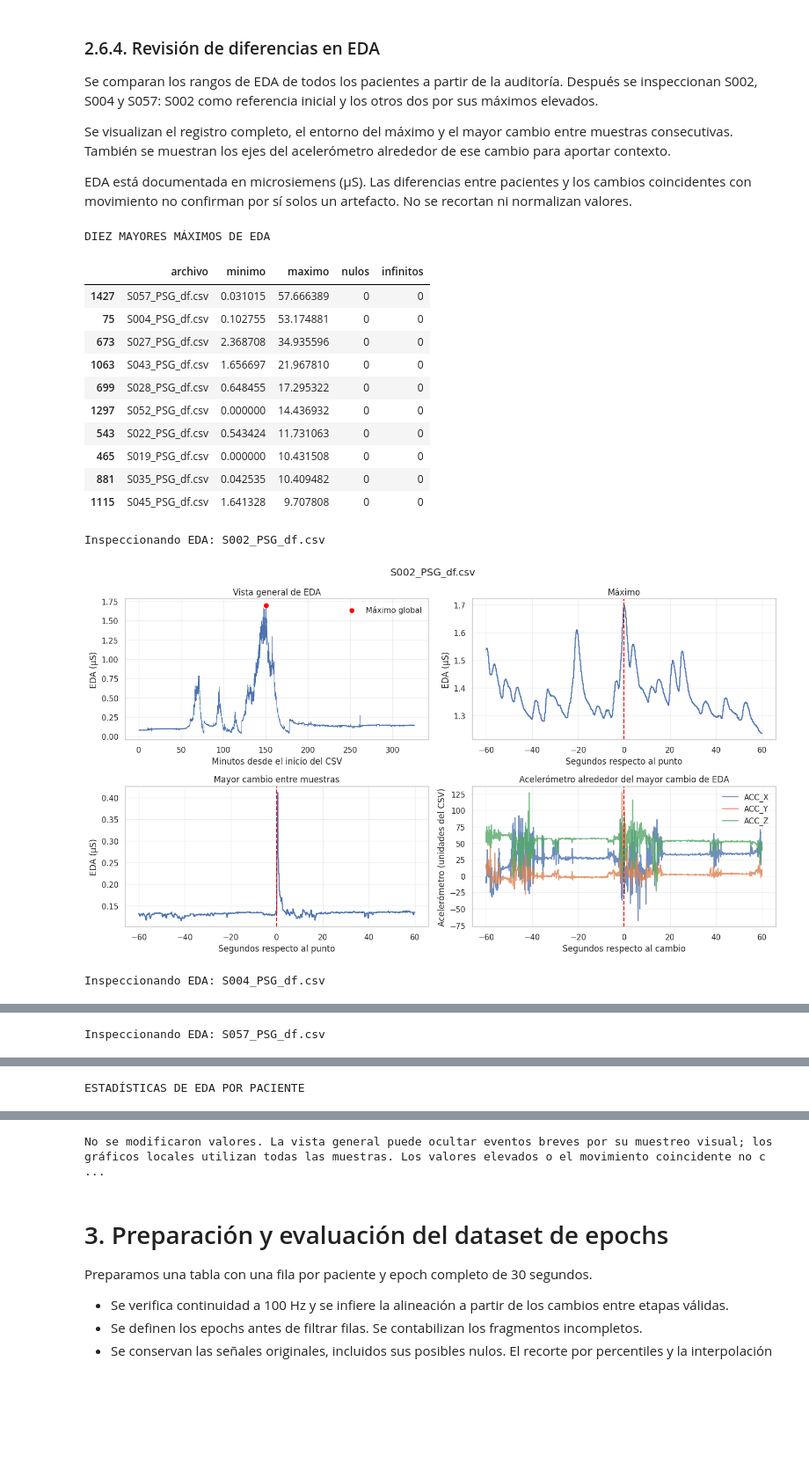
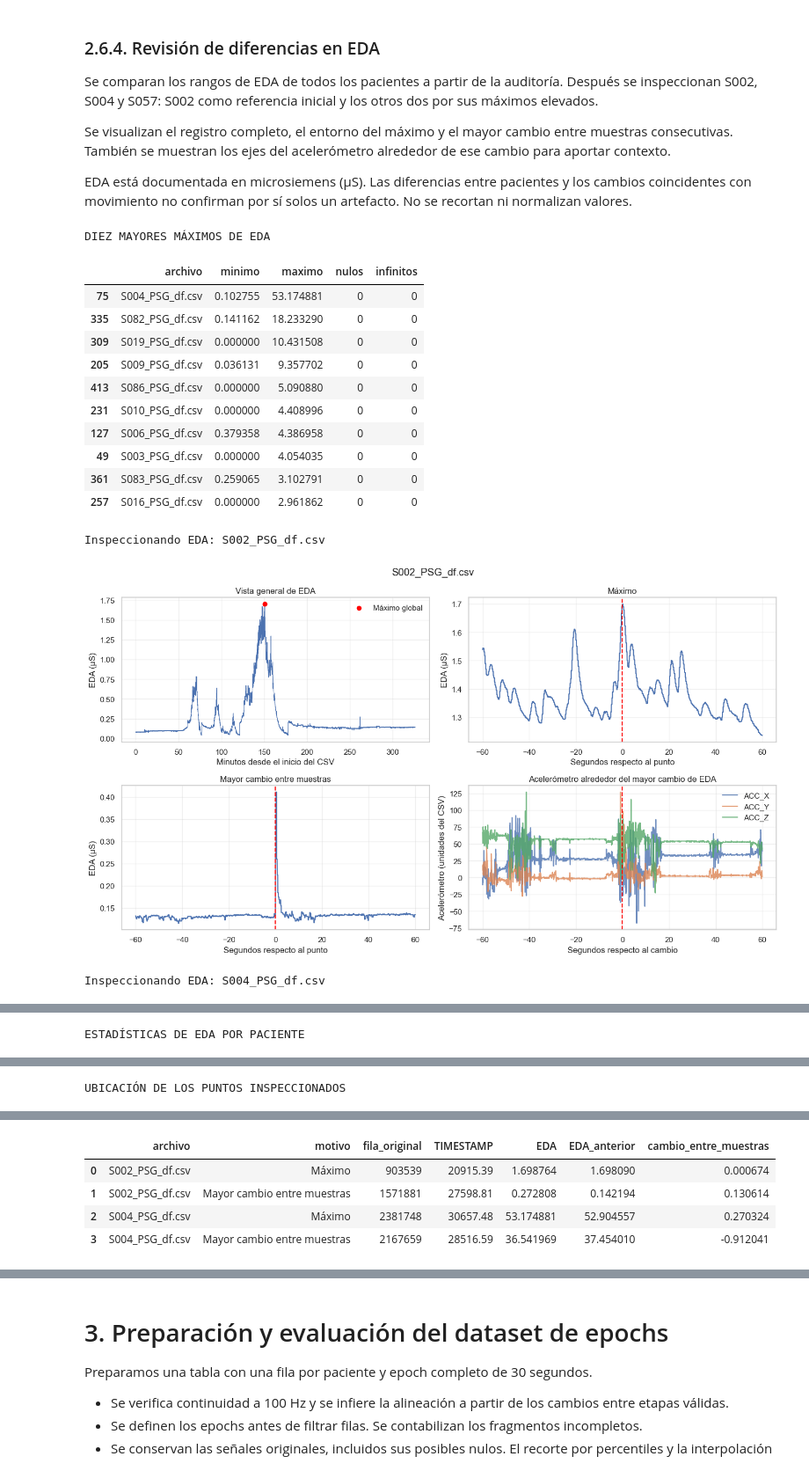
Before and after one commit to Taritto/TPI_CDD_G7, a Jupyter notebook: temporal_version_tp_cdd.ipynb, the cells around one changed output, grey strips where cells are left out. Shown at 88% size. Drawn from its saved outputs; the diff is of its cells as text; code cells hidden in the pictures; blank space fills up the shorter version.

```diff
--- a/temporal_version_tp_cdd.ipynb
+++ b/temporal_version_tp_cdd.ipynb
@@ -1549,14 +1693,10 @@ procesamiento; no determina por sí solo qué corrección aplicar.
 Los valores originales se conservan.
 # %%
 # 2.6.2. Inspección de SAO2
-import numpy as np
-import pandas as pd
-import matplotlib.pyplot as plt
-from pathlib import Path
 
 carpeta_revision = Path("/kaggle/working/auditoria")
 
-# Utilizar la auditoría guardada; no recorrer nuevamente los 68 CSV.
+# Utilizar la auditoría guardada; no recorrer nuevamente todos los CSV.
 auditoria_p = pd.read_csv(
     carpeta_revision / "auditoria_pacientes.csv"
 )
@@ -1596,11 +1736,18 @@ display(
     ).head(10).round(5)
 )
 
-nombres_revision_sao2 = [
+pacientes_sao2_preferidos = [
     "S004_PSG_df.csv",
     "S006_PSG_df.csv",
     "S027_PSG_df.csv",
 ]
+nombres_disponibles = {p.name for p in data_files}
+nombres_revision_sao2 = [
+    nombre for nombre in pacientes_sao2_preferidos
+    if nombre in nombres_disponibles
+]
+if not nombres_revision_sao2:
+    nombres_revision_sao2 = [p.name for p in data_files[:3]]
 
 estadisticas_sao2 = []
 puntos_revision_sao2 = []
@@ -1694,7 +1841,7 @@ for nombre in nombres_revision_sao2:
 estadisticas_sao2 = pd.DataFrame(estadisticas_sao2)
 puntos_revision_sao2 = pd.DataFrame(puntos_revision_sao2)
 
-print("\nESTADÍSTICAS DE LOS TRES REGISTROS")
+print("\nESTADÍSTICAS DE LOS REGISTROS INSPECCIONADOS")
 display(estadisticas_sao2.round(6))
 
 print("\nUBICACIÓN DE LOS PUNTOS INSPECCIONADOS")
@@ -1958,10 +2060,6 @@ pacientes y los cambios coincidentes con movimiento no confirman
 por sí solos un artefacto. No se recortan ni normalizan valores.
 # %%
 # 2.6.4. Inspección de EDA y contexto de movimiento
-import numpy as np
-import pandas as pd
-import matplotlib.pyplot as plt
-from pathlib import Path
 
 carpeta_revision = Path("/kaggle/working/auditoria")
 
@@ -1977,11 +2075,18 @@ rangos_eda = auditoria_eda.loc[
 print("DIEZ MAYORES MÁXIMOS DE EDA")
 display(rangos_eda.head(10))
 
-nombres_revision_eda = [
+pacientes_eda_preferidos = [
     "S002_PSG_df.csv",
     "S004_PSG_df.csv",
     "S057_PSG_df.csv",
 ]
+nombres_disponibles = {p.name for p in data_files}
+nombres_revision_eda = [
+    nombre for nombre in pacientes_eda_preferidos
+    if nombre in nombres_disponibles
+]
+if not nombres_revision_eda:
+    nombres_revision_eda = [p.name for p in data_files[:3]]
 
 columnas_leer = [
     "TIMESTAMP", "EDA", "ACC_X", "ACC_Y", "ACC_Z"
@@ -2123,41 +2228,41 @@ for nombre in nombres_revision_eda:
 estadisticas_eda = pd.DataFrame(estadisticas_eda)
 puntos_revision_eda = pd.DataFrame(puntos_revision_eda)
 
 print("\nESTADÍSTICAS DE EDA POR PACIENTE")
 display(estadisticas_eda.round(6))
 
 print("\nUBICACIÓN DE LOS PUNTOS INSPECCIONADOS")
 display(puntos_revision_eda)
 
 estadisticas_eda.to_csv(
     carpeta_revision / "revision_estadisticas_eda.csv",
     index=False,
 )
 puntos_revision_eda.to_csv(
     carpeta_revision / "revision_puntos_eda.csv",
     index=False,
 )
 
 print(
     "\nNo se modificaron valores. "
     "La vista general puede ocultar eventos breves por su muestreo "
     "visual; los gráficos locales utilizan todas las muestras. "
     "Los valores elevados o el movimiento coincidente no confirman "
     "por sí solos un error."
 )
 # %% [output]
 DIEZ MAYORES MÁXIMOS DE EDA
 |  | archivo | minimo | maximo | nulos | infinitos |
-| 1427 | S057_PSG_df.csv | 0.031015 | 57.666389 | 0 | 0 |
 | 75 | S004_PSG_df.csv | 0.102755 | 53.174881 | 0 | 0 |
-| 673 | S027_PSG_df.csv | 2.368708 | 34.935596 | 0 | 0 |
-| 1063 | S043_PSG_df.csv | 1.656697 | 21.967810 | 0 | 0 |
-| 699 | S028_PSG_df.csv | 0.648455 | 17.295322 | 0 | 0 |
-| 1297 | S052_PSG_df.csv | 0.000000 | 14.436932 | 0 | 0 |
-| 543 | S022_PSG_df.csv | 0.543424 | 11.731063 | 0 | 0 |
-| 465 | S019_PSG_df.csv | 0.000000 | 10.431508 | 0 | 0 |
-| 881 | S035_PSG_df.csv | 0.042535 | 10.409482 | 0 | 0 |
-| 1115 | S045_PSG_df.csv | 1.641328 | 9.707808 | 0 | 0 |
+| 335 | S082_PSG_df.csv | 0.141162 | 18.233290 | 0 | 0 |
+| 309 | S019_PSG_df.csv | 0.000000 | 10.431508 | 0 | 0 |
+| 205 | S009_PSG_df.csv | 0.036131 | 9.357702 | 0 | 0 |
+| 413 | S086_PSG_df.csv | 0.000000 | 5.090880 | 0 | 0 |
+| 231 | S010_PSG_df.csv | 0.000000 | 4.408996 | 0 | 0 |
+| 127 | S006_PSG_df.csv | 0.379358 | 4.386958 | 0 | 0 |
+| 49 | S003_PSG_df.csv | 0.000000 | 4.054035 | 0 | 0 |
+| 361 | S083_PSG_df.csv | 0.259065 | 3.102791 | 0 | 0 |
+| 257 | S016_PSG_df.csv | 0.000000 | 2.961862 | 0 | 0 |
 Inspeccionando EDA: S002_PSG_df.csv
-[figure, old version]
+[figure, new version]
 Inspeccionando EDA: S004_PSG_df.csv
@@ -2165 +2270 @@ Inspeccionando EDA: S004_PSG_df.csv
-Inspeccionando EDA: S057_PSG_df.csv
+ESTADÍSTICAS DE EDA POR PACIENTE
@@ -2167 +2274 @@ Inspeccionando EDA: S057_PSG_df.csv
-ESTADÍSTICAS DE EDA POR PACIENTE
+UBICACIÓN DE LOS PUNTOS INSPECCIONADOS
@@ -2171,0 +2275,5 @@ ESTADÍSTICAS DE EDA POR PACIENTE
+|  | archivo | motivo | fila_original | TIMESTAMP | EDA | EDA_anterior | cambio_entre_muestras |
+| 0 | S002_PSG_df.csv | Máximo | 903539 | 20915.39 | 1.698764 | 1.698090 | 0.000674 |
+| 1 | S002_PSG_df.csv | Mayor cambio entre muestras | 1571881 | 27598.81 | 0.272808 | 0.142194 | 0.130614 |
+| 2 | S004_PSG_df.csv | Máximo | 2381748 | 30657.48 | 53.174881 | 52.904557 | 0.270324 |
+| 3 | S004_PSG_df.csv | Mayor cambio entre muestras | 2167659 | 28516.59 | 36.541969 | 37.454010 | -0.912041 |
@@ -2180,4 +2281,3 @@ UBICACIÓN DE LOS PUNTOS INSPECCIONADOS
-No se modificaron valores. La vista general puede ocultar eventos breves por su muestreo visual; los gráficos locales utilizan todas las muestras. Los valores elevados o el movimiento coincidente no c ...
 # %% [markdown]
 # 3. Preparación y evaluación del dataset de epochs
 Preparamos una tabla con una fila por paciente y epoch completo de 30 segundos.
```
Also changed, not shown: parts of 48 cells of this notebook, 12 other files.
